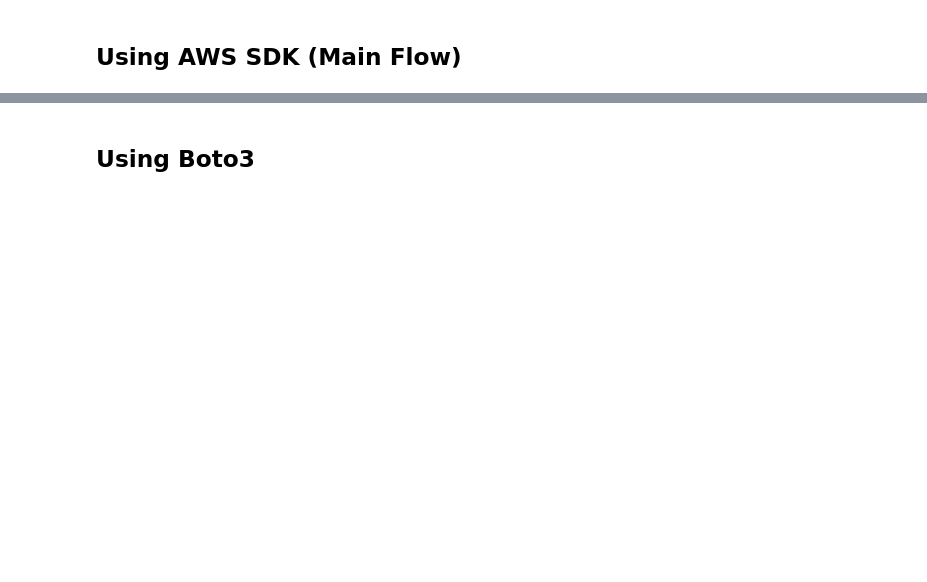
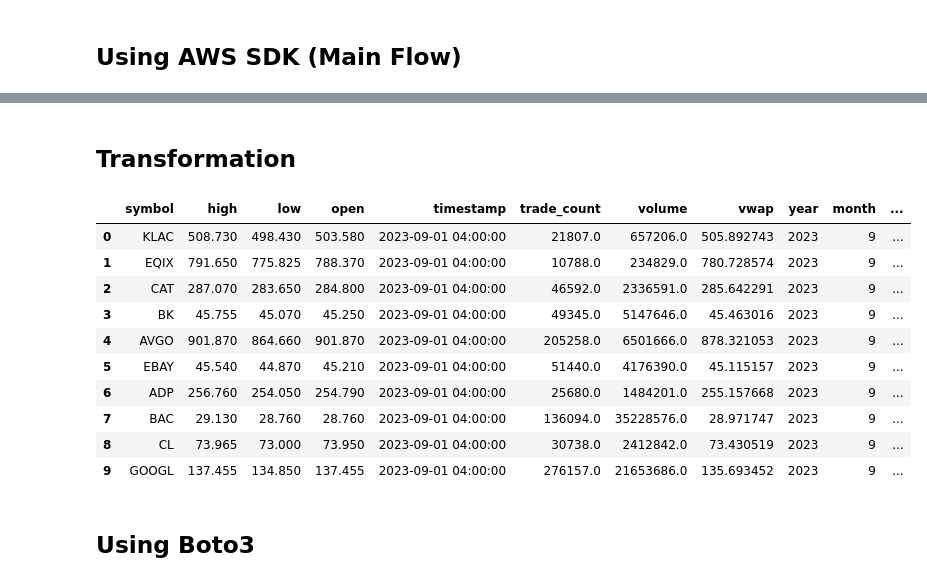
Before and after one commit to Nesto17/AlpaCash, a Jupyter notebook: notebooks/data_ingestion.ipynb, the cells around one changed output, grey strips where cells are left out. Saved outputs shown, nothing was run; the diff lists cells and outputs as text; code cells hidden in the pictures; blank space fills up the shorter version.

```diff
--- a/notebooks/data_ingestion.ipynb
+++ b/notebooks/data_ingestion.ipynb
@@ -17,6 +17,8 @@ from datetime import datetime, timedelta
 load_dotenv()
 ALPACA_API_KEY = os.environ.get("ALPACA_API_KEY")
 ALPACA_SECRET_KEY = os.environ.get("ALPACA_SECRET_KEY")
+AWS_ACCESS_KEY = os.environ.get("AWS_ACCESS_KEY_ID")
+AWS_SECRET_KEY = os.environ.get("AWS_SECRET_ACCESS_KEY")
 # %% [markdown]
 ## Reading Tickers
 # %%
@@ -148,3 +157,26 @@ df_athena
+# %% [markdown]
+## Transformation
+# %%
+athena_query = f'''
+    SELECT *
+    FROM {glue_table_name}
+    ORDER BY day ASC
+    LIMIT 10;
+'''
+
+wr.athena.read_sql_query(athena_query, database = glue_db_name, boto3_session = session)
+# %% [output]
+|  | symbol | high | low | open | timestamp | trade_count | volume | vwap | year | month | ... |
+| 0 | KLAC | 508.730 | 498.430 | 503.580 | 2023-09-01 04:00:00 | 21807.0 | 657206.0 | 505.892743 | 2023 | 9 | ... |
+| 1 | EQIX | 791.650 | 775.825 | 788.370 | 2023-09-01 04:00:00 | 10788.0 | 234829.0 | 780.728574 | 2023 | 9 | ... |
+| 2 | CAT | 287.070 | 283.650 | 284.800 | 2023-09-01 04:00:00 | 46592.0 | 2336591.0 | 285.642291 | 2023 | 9 | ... |
+| 3 | BK | 45.755 | 45.070 | 45.250 | 2023-09-01 04:00:00 | 49345.0 | 5147646.0 | 45.463016 | 2023 | 9 | ... |
+| 4 | AVGO | 901.870 | 864.660 | 901.870 | 2023-09-01 04:00:00 | 205258.0 | 6501666.0 | 878.321053 | 2023 | 9 | ... |
+| 5 | EBAY | 45.540 | 44.870 | 45.210 | 2023-09-01 04:00:00 | 51440.0 | 4176390.0 | 45.115157 | 2023 | 9 | ... |
+| 6 | ADP | 256.760 | 254.050 | 254.790 | 2023-09-01 04:00:00 | 25680.0 | 1484201.0 | 255.157668 | 2023 | 9 | ... |
+| 7 | BAC | 29.130 | 28.760 | 28.760 | 2023-09-01 04:00:00 | 136094.0 | 35228576.0 | 28.971747 | 2023 | 9 | ... |
+| 8 | CL | 73.965 | 73.000 | 73.950 | 2023-09-01 04:00:00 | 30738.0 | 2412842.0 | 73.430519 | 2023 | 9 | ... |
+| 9 | GOOGL | 137.455 | 134.850 | 137.455 | 2023-09-01 04:00:00 | 276157.0 | 21653686.0 | 135.693452 | 2023 | 9 | ... |
 # %% [markdown]
 ## Using Boto3
 # %%
```
Also changed, not shown: parts of 8 cells of this notebook, 5 other files.
